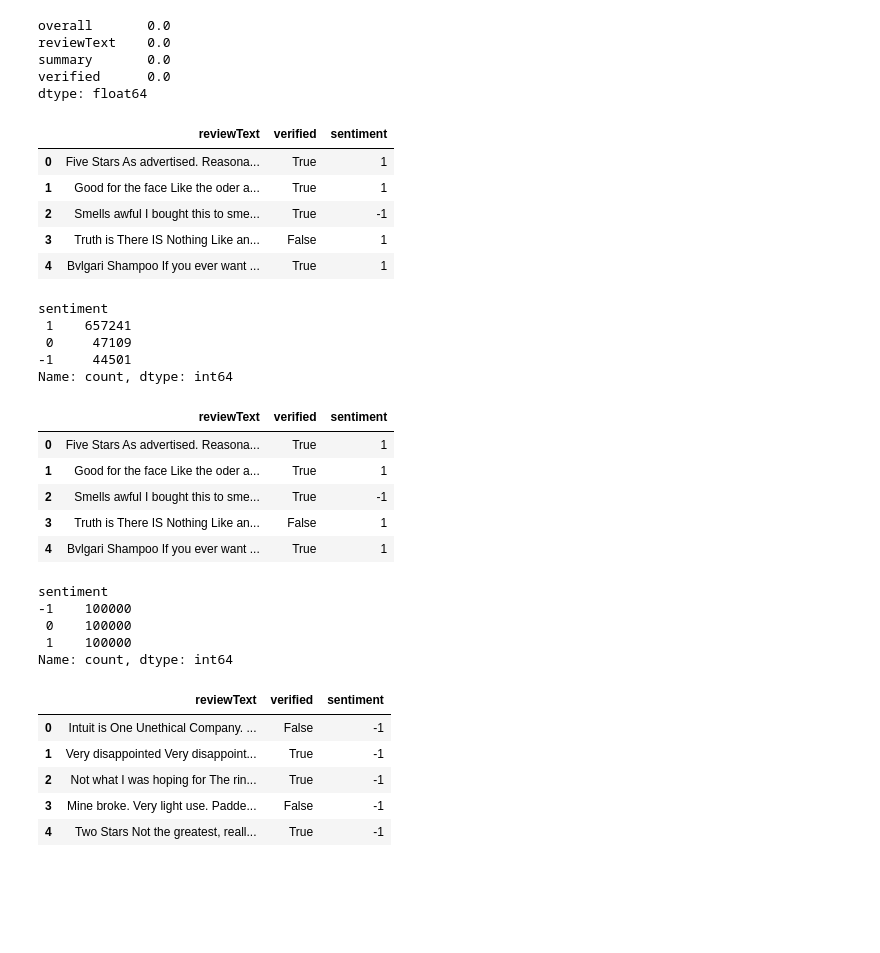
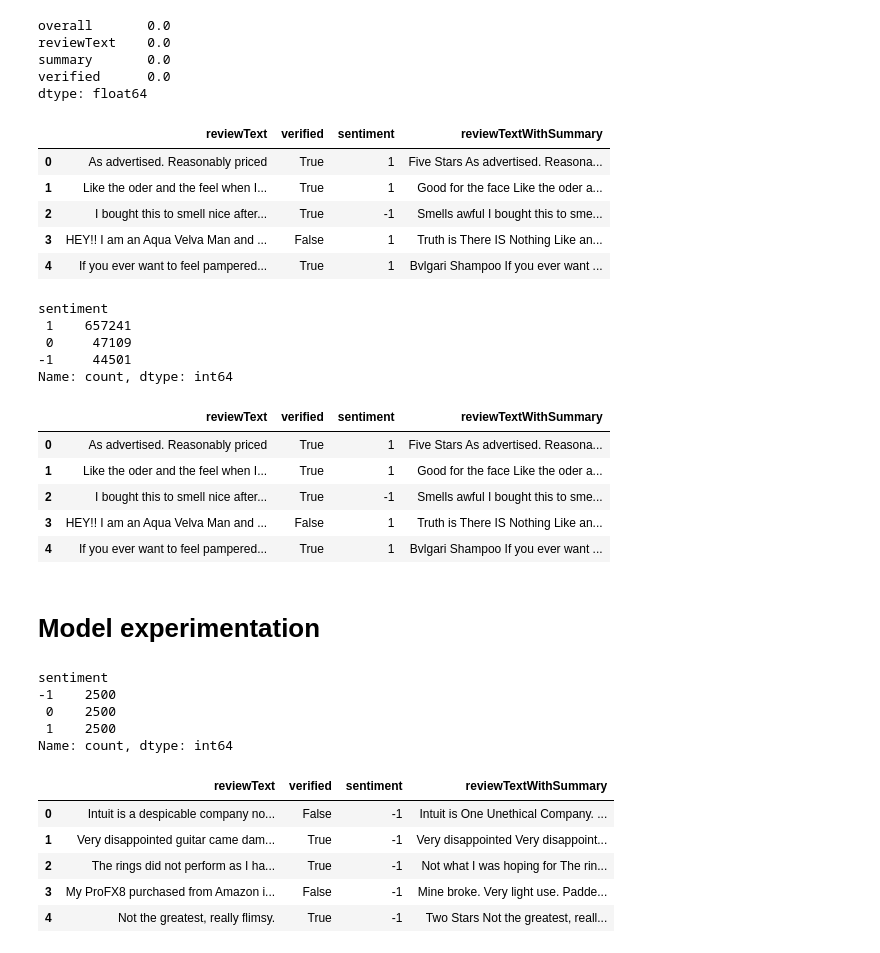
Before and after one commit to ibrahimmkhalid/data-270-project, a Jupyter notebook: svm_testing.sync.ipynb, the cells around one changed output. Saved outputs shown, nothing was run; the diff lists cells and outputs as text; code cells hidden in the pictures; blank space fills up the shorter version.

Commit message:
large and small balanced and unbalanced

```diff
--- a/svm_testing.sync.ipynb
+++ b/svm_testing.sync.ipynb
@@ -90,16 +107,16 @@ verified      0.0
 dtype: float64
 # %%
 df["sentiment"] = df["overall"].apply(lambda x: 1 if x > 3 else -1 if x < 3 else 0)
-df["reviewText"] = df["summary"] + " " + df["reviewText"]
+df["reviewTextWithSummary"] = df["summary"] + " " + df["reviewText"]
 df.drop(["overall", "summary"], axis=1, inplace=True)
 df.head()
 # %% [output]
-|  | reviewText | verified | sentiment |
-| 0 | Five Stars As advertised. Reasona... | True | 1 |
-| 1 | Good for the face Like the oder a... | True | 1 |
-| 2 | Smells awful I bought this to sme... | True | -1 |
-| 3 | Truth is There IS Nothing Like an... | False | 1 |
-| 4 | Bvlgari Shampoo If you ever want ... | True | 1 |
+|  | reviewText | verified | sentiment | reviewTextWithSummary |
+| 0 | As advertised. Reasonably priced | True | 1 | Five Stars As advertised. Reasona... |
+| 1 | Like the oder and the feel when I... | True | 1 | Good for the face Like the oder a... |
+| 2 | I bought this to smell nice after... | True | -1 | Smells awful I bought this to sme... |
+| 3 | HEY!! I am an Aqua Velva Man and ... | False | 1 | Truth is There IS Nothing Like an... |
+| 4 | If you ever want to feel pampered... | True | 1 | Bvlgari Shampoo If you ever want ... |
 # %%
 df["sentiment"].value_counts()
 # %% [output]
@@ -111,31 +128,24 @@ Name: count, dtype: int64
 # %%
 df.head()
 # %% [output]
-|  | reviewText | verified | sentiment |
-| 0 | Five Stars As advertised. Reasona... | True | 1 |
-| 1 | Good for the face Like the oder a... | True | 1 |
-| 2 | Smells awful I bought this to sme... | True | -1 |
-| 3 | Truth is There IS Nothing Like an... | False | 1 |
-| 4 | Bvlgari Shampoo If you ever want ... | True | 1 |
+|  | reviewText | verified | sentiment | reviewTextWithSummary |
+| 0 | As advertised. Reasonably priced | True | 1 | Five Stars As advertised. Reasona... |
+| 1 | Like the oder and the feel when I... | True | 1 | Good for the face Like the oder a... |
+| 2 | I bought this to smell nice after... | True | -1 | Smells awful I bought this to sme... |
+| 3 | HEY!! I am an Aqua Velva Man and ... | False | 1 | Truth is There IS Nothing Like an... |
+| 4 | If you ever want to feel pampered... | True | 1 | Bvlgari Shampoo If you ever want ... |
+# %% [markdown]
+# Model experimentation
 # %%
-df = (
+df_balanced_small = (
     df.groupby("sentiment")
-    .apply(lambda x: x.sample(n=100000, random_state=random_state, replace=True))
+    .apply(lambda x: x.sample(n=small_n, random_state=random_state, replace=True))
     .reset_index(drop=True)
 )
-df["sentiment"].value_counts()
+df_balanced_small["sentiment"].value_counts()
 # %% [output]
 sentiment
--1    100000
- 0    100000
- 1    100000
+-1    2500
+ 0    2500
+ 1    2500
 Name: count, dtype: int64
-# %%
-df.head()
-# %% [output]
-|  | reviewText | verified | sentiment |
-| 0 | Intuit is One Unethical Company. ... | False | -1 |
-| 1 | Very disappointed Very disappoint... | True | -1 |
-| 2 | Not what I was hoping for The rin... | True | -1 |
-| 3 | Mine broke. Very light use. Padde... | False | -1 |
-| 4 | Two Stars Not the greatest, reall... | True | -1 |
@@ -203,0 +152,9 @@ x_train, x_test, y_train, y_test = pipeline(cols, test_size, proc, vectorizer)
+# %%
+df_balanced_small.head()
+# %% [output]
+|  | reviewText | verified | sentiment | reviewTextWithSummary |
+| 0 | Intuit is a despicable company no... | False | -1 | Intuit is One Unethical Company. ... |
+| 1 | Very disappointed guitar came dam... | True | -1 | Very disappointed Very disappoint... |
+| 2 | The rings did not perform as I ha... | True | -1 | Not what I was hoping for The rin... |
+| 3 | My ProFX8 purchased from Amazon i... | False | -1 | Mine broke. Very light use. Padde... |
+| 4 | Not the greatest, really flimsy. | True | -1 | Two Stars Not the greatest, reall... |
```
Also changed, not shown: parts of 142 cells of this notebook, 1 other file.
